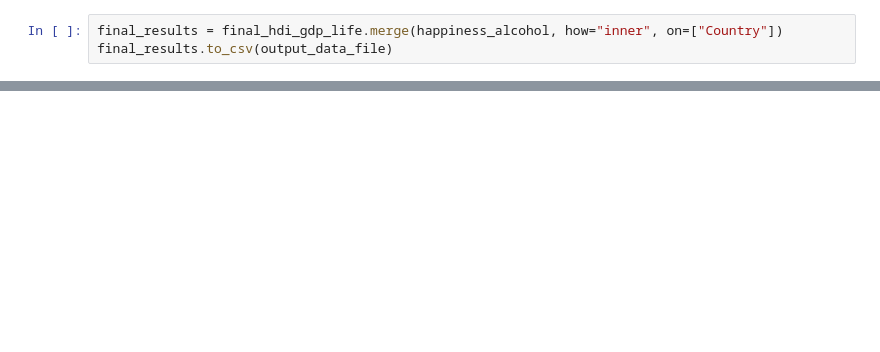
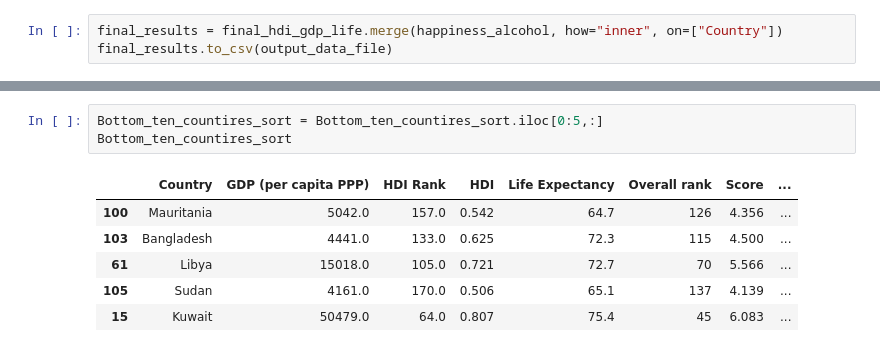
Before and after one commit to Steff-C/Project-1-Happiness-, a Jupyter notebook: Happiness.ipynb, the cells around one changed output, grey strips where cells are left out. Drawn from its saved outputs; the diff is of its cells as text; blank space fills up the shorter version.

```diff
--- a/Happiness.ipynb
+++ b/Happiness.ipynb
@@ -229,3 +595,13 @@ plt.show()
+# %%
+Bottom_ten_countires_sort = Bottom_ten_countires_sort.iloc[0:5,:]
+Bottom_ten_countires_sort
+# %% [output]
+|  | Country | GDP (per capita PPP) | HDI Rank | HDI | Life Expectancy | Overall rank | Score | ... |
+| 100 | Mauritania | 5042.0 | 157.0 | 0.542 | 64.7 | 126 | 4.356 | ... |
+| 103 | Bangladesh | 4441.0 | 133.0 | 0.625 | 72.3 | 115 | 4.500 | ... |
+| 61 | Libya | 15018.0 | 105.0 | 0.721 | 72.7 | 70 | 5.566 | ... |
+| 105 | Sudan | 4161.0 | 170.0 | 0.506 | 65.1 | 137 | 4.139 | ... |
+| 15 | Kuwait | 50479.0 | 64.0 | 0.807 | 75.4 | 45 | 6.083 | ... |
 # %%
 y_values = final_results["GDP (per capita PPP)"]
 x_values = final_results["All types"]
```
Also changed, not shown: parts of 30 cells of this notebook.
